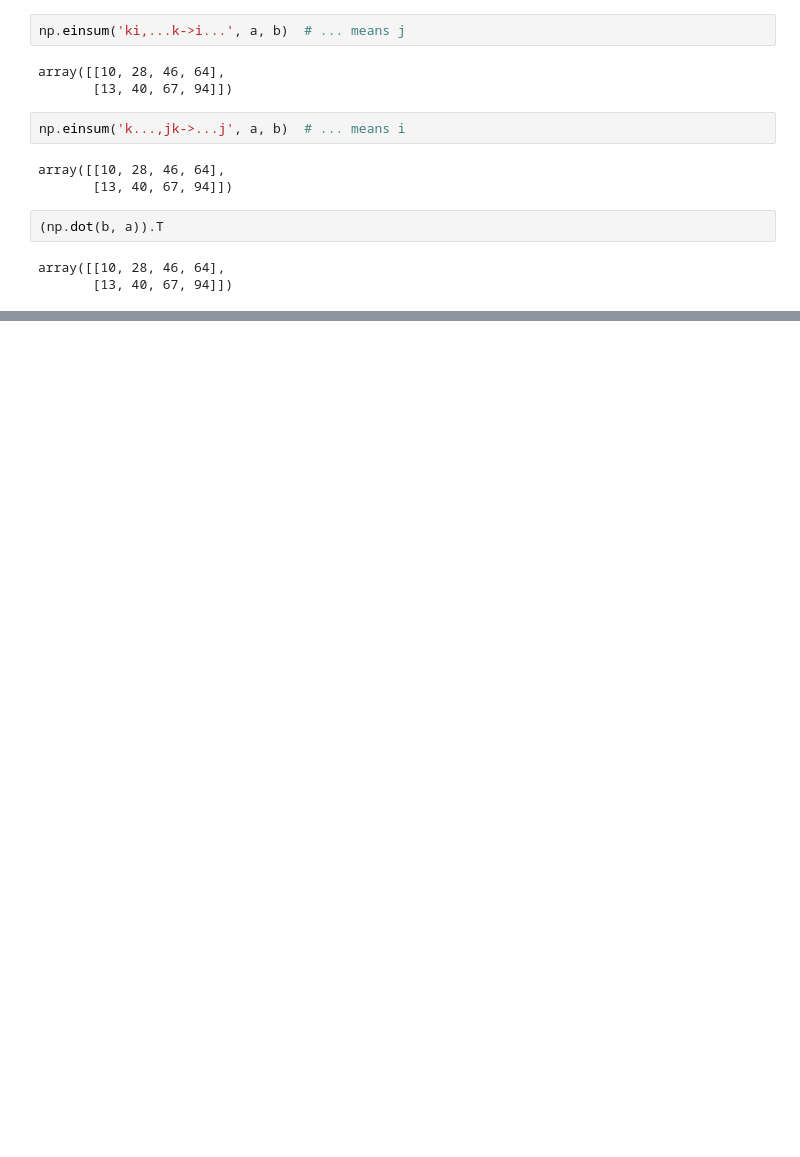
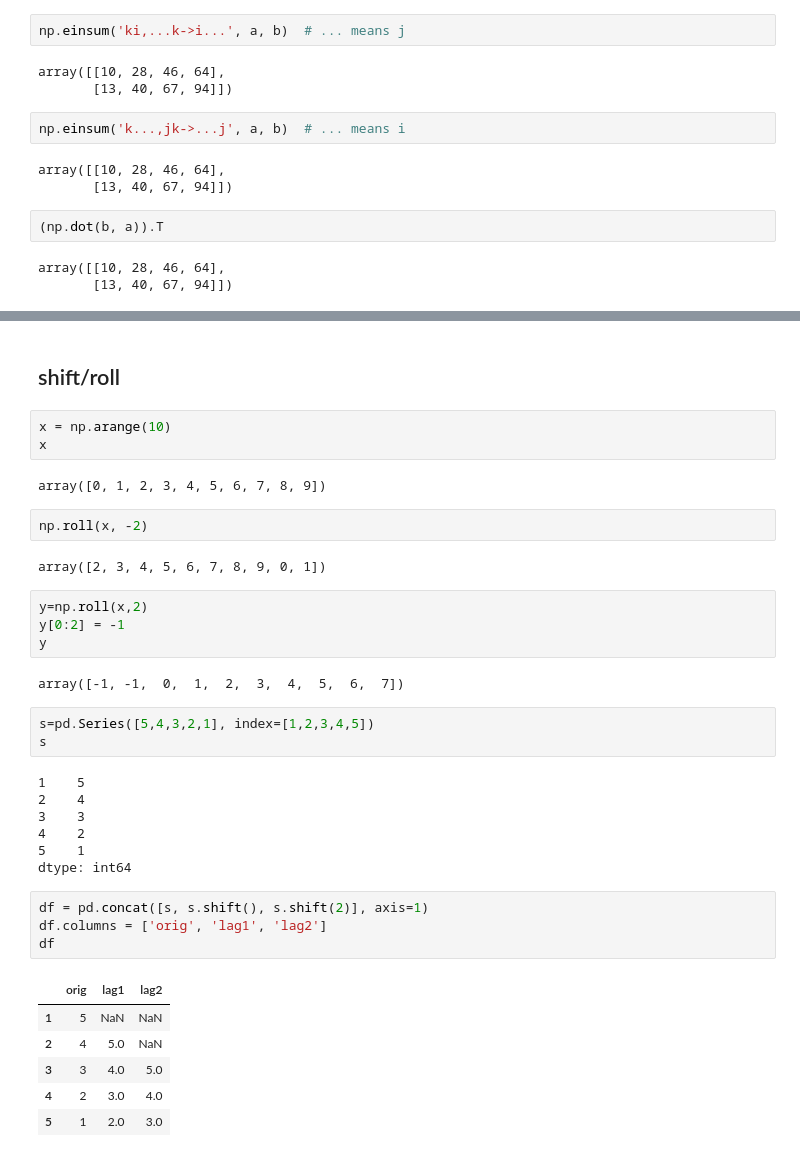
Before and after one commit to HaoranYi/gitProj, a Jupyter notebook: notebook/pp2.ipynb, the cells around one changed output, grey strips where cells are left out. Cells and saved outputs as stored; diff of their text form; blank space fills up the shorter version.

```diff
--- a/notebook/pp2.ipynb
+++ b/notebook/pp2.ipynb
@@ -904,0 +946,38 @@ array([[10, 28, 46, 64],
+# %% [markdown]
+## shift/roll
+# %%
+x = np.arange(10)
+x
+# %% [output]
+array([0, 1, 2, 3, 4, 5, 6, 7, 8, 9])
+# %%
+np.roll(x, -2)
+# %% [output]
+array([2, 3, 4, 5, 6, 7, 8, 9, 0, 1])
+# %%
+y=np.roll(x,2)
+y[0:2] = -1
+y
+# %% [output]
+array([-1, -1,  0,  1,  2,  3,  4,  5,  6,  7])
+# %%
+s=pd.Series([5,4,3,2,1], index=[1,2,3,4,5])
+s
+# %% [output]
+1    5
+2    4
+3    3
+4    2
+5    1
+dtype: int64
+# %%
+df = pd.concat([s, s.shift(), s.shift(2)], axis=1)
+df.columns = ['orig', 'lag1', 'lag2']
+df
+# %% [output]
+|  | orig | lag1 | lag2 |
+| 1 | 5 | NaN | NaN |
+| 2 | 4 | 5.0 | NaN |
+| 3 | 3 | 4.0 | 5.0 |
+| 4 | 2 | 3.0 | 4.0 |
+| 5 | 1 | 2.0 | 3.0 |
```
Also changed, not shown: parts of 7 cells of this notebook.
